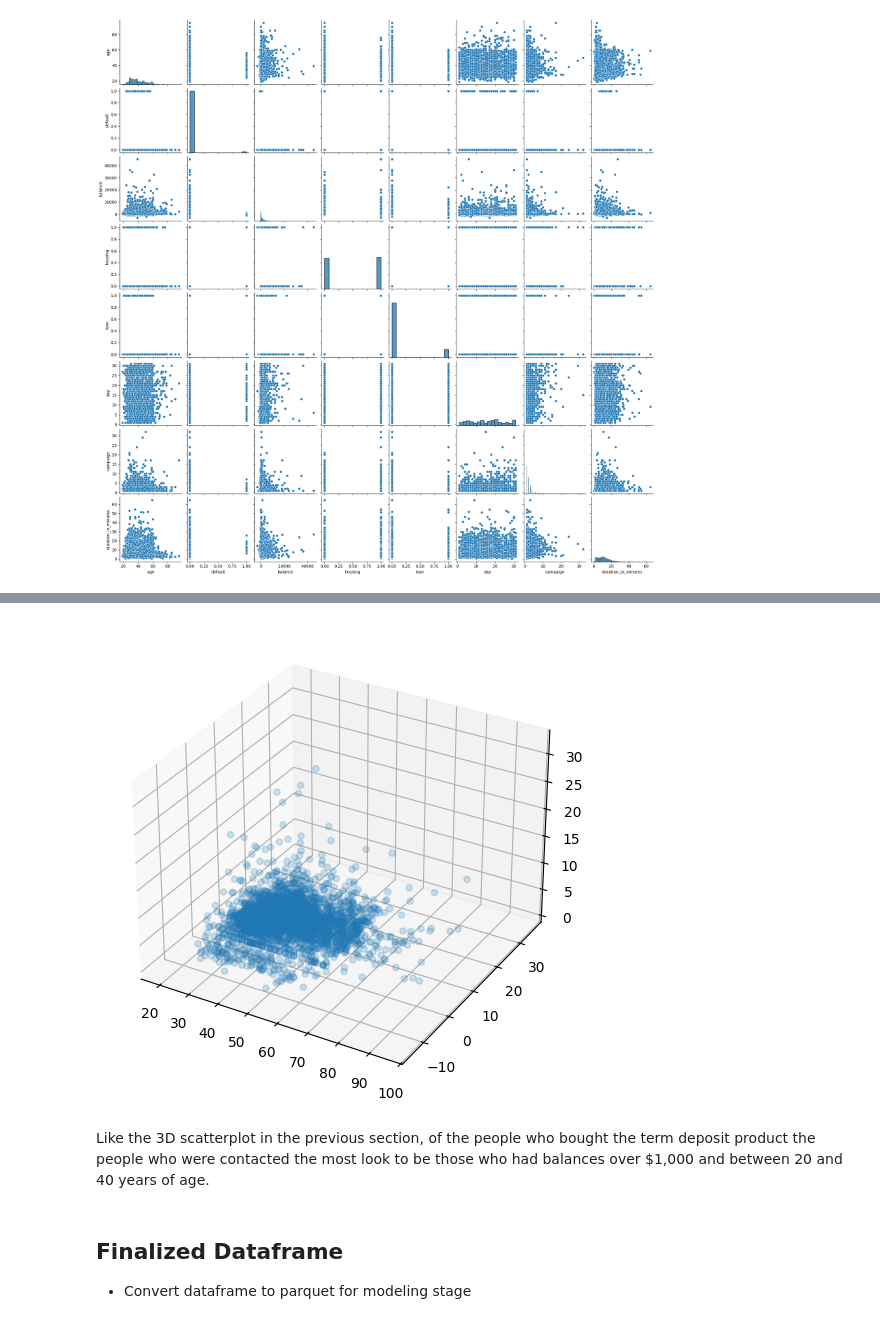
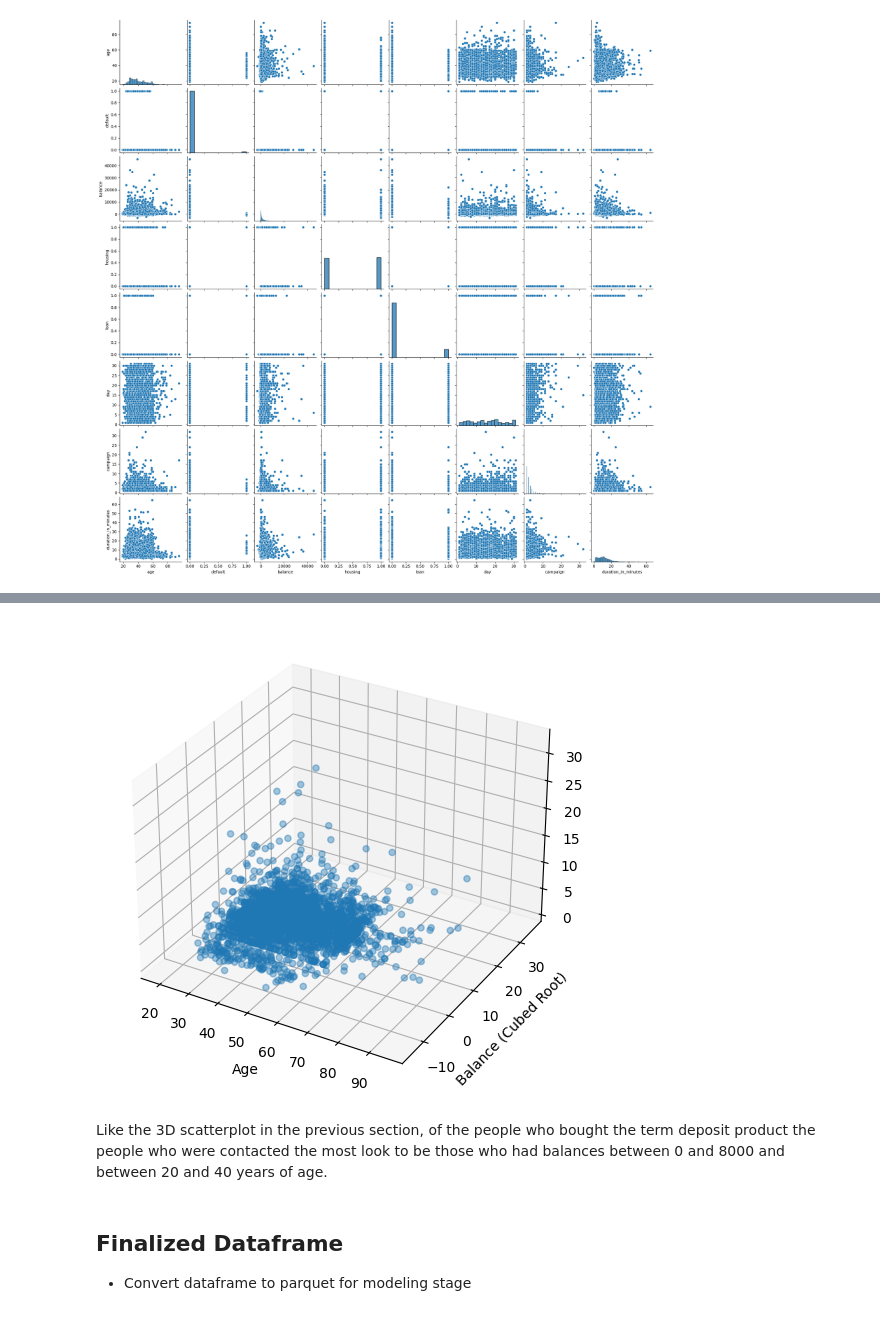
Before and after one commit to SmittyB00p/YeWM9P1Uy7KvrKRS, a Jupyter notebook: eda.ipynb, the cells around one changed output, grey strips where cells are left out. Saved outputs shown, nothing was run; the diff lists cells and outputs as text; code cells hidden in the pictures.

```diff
--- a/eda.ipynb
+++ b/eda.ipynb
@@ -469,16 +495,17 @@ sns.pairplot(data=positive_y_df.drop(columns='y', axis=1))
 # %%
 fig = plt.figure(figsize=(6, 8))
 ax = fig.add_subplot(projection='3d')
 
 croot_bal = [np.cbrt(bal) for bal in positive_y_df['balance']]
 
-ax.scatter(positive_y_df['age'], croot_bal, positive_y_df['campaign'], alpha=.2)
-
+ax.scatter(positive_y_df['age'], croot_bal, positive_y_df['campaign'], alpha=.4)
+plt.xlabel("Age")
+plt.ylabel("Balance (Cubed Root)")
 plt.show()
 # %% [output]
-[figure, old version]
+[figure, new version]
 # %% [markdown]
-Like the 3D scatterplot in the previous section, of the people who bought the term deposit product the people who were contacted the most look to be those who had balances over $1,000 and between 20 and 40 years of age.
+Like the 3D scatterplot in the previous section, of the people who bought the term deposit product the people who were contacted the most look to be those who had balances between 0 and 8000 and between 20 and 40 years of age.
 # %% [markdown]
 ## Finalized Dataframe
 * Convert dataframe to parquet for modeling stage
```
Also changed, not shown: parts of 29 cells of this notebook.
